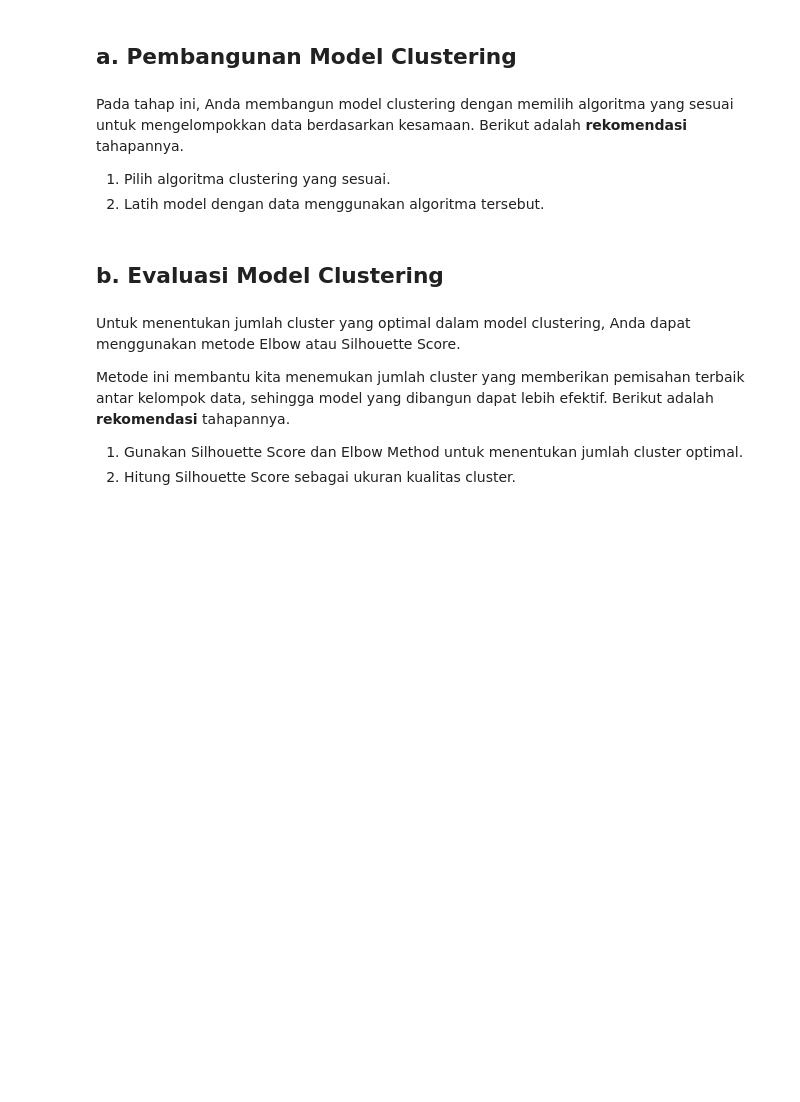
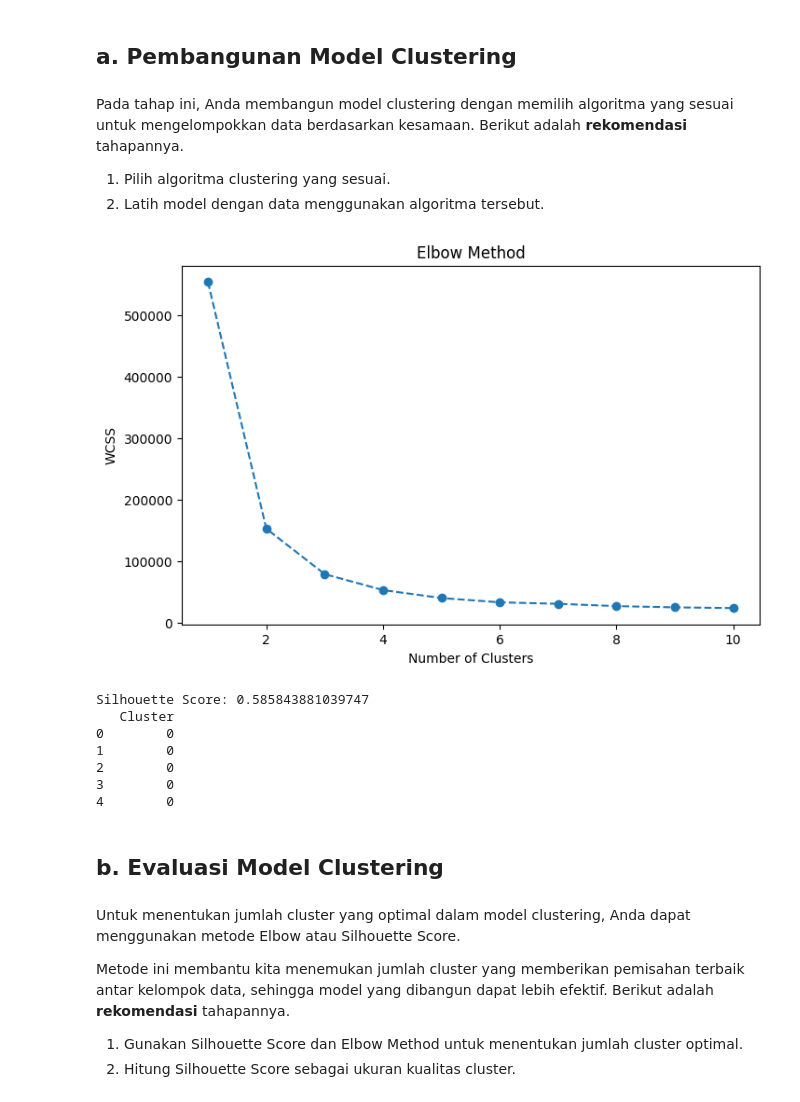
Before and after one commit to rizalgianf/Proyek-ML-Clustering_Klasifikasi, a Jupyter notebook: [Clustering]_Submission_Akhir_BMLP_Rizal.ipynb, the cells around one changed output. Saved outputs shown, nothing was run; the diff lists cells and outputs as text; code cells hidden in the pictures; blank space fills up the shorter version.

```diff
--- a/[Clustering]_Submission_Akhir_BMLP_Rizal.ipynb
+++ b/[Clustering]_Submission_Akhir_BMLP_Rizal.ipynb
@@ -267,3 +303,40 @@ Pada tahap ini, Anda membangun model clustering dengan memilih algoritma yang se
+# %%
+# Tentukan jumlah cluster optimal menggunakan metode Elbow
+wcss = []
+for i in range(1, 11):
+    kmeans = KMeans(n_clusters=i, random_state=42)
+    kmeans.fit(data_cleaned)
+    wcss.append(kmeans.inertia_)
+
+# Plot Elbow Method
+plt.figure(figsize=(8, 5))
+plt.plot(range(1, 11), wcss, marker='o', linestyle='--')
+plt.title('Elbow Method')
+plt.xlabel('Number of Clusters')
+plt.ylabel('WCSS')
+plt.show()
+
+# Pilih jumlah cluster optimal (contoh: 2)
+optimal_clusters = 2
+
+kmeans = KMeans(n_clusters=optimal_clusters, random_state=42)
+data_cleaned['Cluster'] = kmeans.fit_predict(data_cleaned)
+
+# Evaluasi menggunakan Silhouette Score
+silhouette_avg = silhouette_score(data_cleaned, data_cleaned['Cluster'])
+print(f"Silhouette Score: {silhouette_avg}")
+
+# Tampilkan hasil clustering
+print(data_cleaned[['Cluster']].head())
+# %% [output]
+[figure, added]
+Silhouette Score: 0.585843881039747
+   Cluster
+0        0
+1        0
+2        0
+3        0
+4        0
 # %% [markdown]
 ## **b. Evaluasi Model Clustering**
 # %% [markdown]
```
Also changed, not shown: parts of 17 cells of this notebook, 1 other file.
